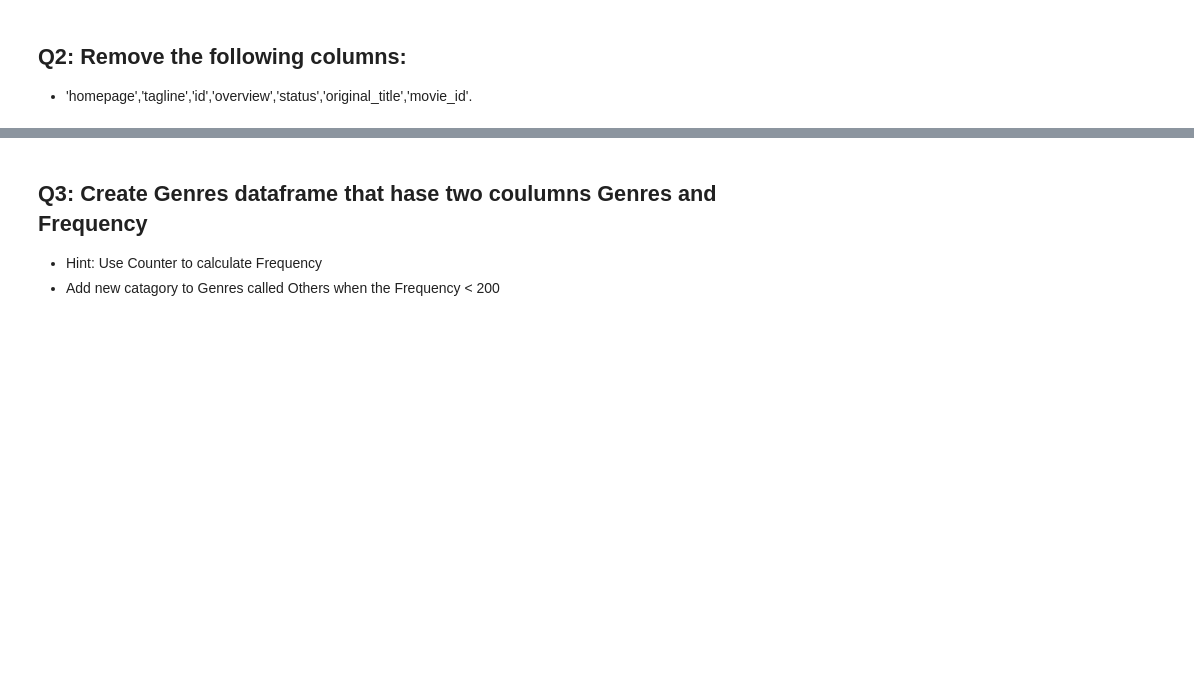
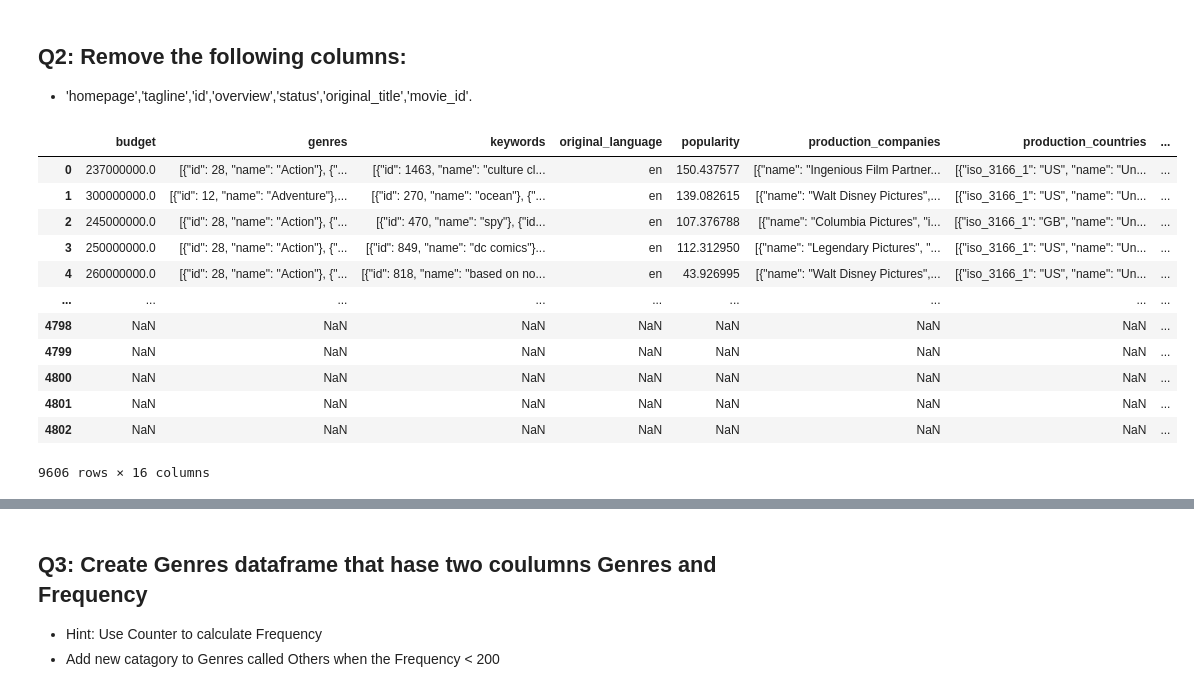
Before and after one commit to Tuwaiq-Data-Science-Bootcamp-V5/Plotly-Lab1, a Jupyter notebook: Plotly_Assignment.ipynb, the cells around one changed output, grey strips where cells are left out. Cells and saved outputs as stored; diff of their text form; code cells hidden in the pictures; blank space fills up the shorter version.

```diff
--- a/Plotly_Assignment.ipynb
+++ b/Plotly_Assignment.ipynb
@@ -77,6 +88,22 @@ memory usage: 150.2+ KB
 # %% [markdown]
 ## Q2: Remove the following columns:
 - 'homepage','tagline','id','overview','status','original_title','movie_id'.
+# %%
+combine.drop(columns=['homepage','tagline','id','overview','status','original_title','movie_id'])
+# %% [output]
+|  | budget | genres | keywords | original_language | popularity | production_companies | production_countries | ... |
+| 0 | 237000000.0 | [{"id": 28, "name": "Action"}, {"... | [{"id": 1463, "name": "culture cl... | en | 150.437577 | [{"name": "Ingenious Film Partner... | [{"iso_3166_1": "US", "name": "Un... | ... |
+| 1 | 300000000.0 | [{"id": 12, "name": "Adventure"},... | [{"id": 270, "name": "ocean"}, {"... | en | 139.082615 | [{"name": "Walt Disney Pictures",... | [{"iso_3166_1": "US", "name": "Un... | ... |
+| 2 | 245000000.0 | [{"id": 28, "name": "Action"}, {"... | [{"id": 470, "name": "spy"}, {"id... | en | 107.376788 | [{"name": "Columbia Pictures", "i... | [{"iso_3166_1": "GB", "name": "Un... | ... |
+| 3 | 250000000.0 | [{"id": 28, "name": "Action"}, {"... | [{"id": 849, "name": "dc comics"}... | en | 112.312950 | [{"name": "Legendary Pictures", "... | [{"iso_3166_1": "US", "name": "Un... | ... |
+| 4 | 260000000.0 | [{"id": 28, "name": "Action"}, {"... | [{"id": 818, "name": "based on no... | en | 43.926995 | [{"name": "Walt Disney Pictures",... | [{"iso_3166_1": "US", "name": "Un... | ... |
+| ... | ... | ... | ... | ... | ... | ... | ... | ... |
+| 4798 | NaN | NaN | NaN | NaN | NaN | NaN | NaN | ... |
+| 4799 | NaN | NaN | NaN | NaN | NaN | NaN | NaN | ... |
+| 4800 | NaN | NaN | NaN | NaN | NaN | NaN | NaN | ... |
+| 4801 | NaN | NaN | NaN | NaN | NaN | NaN | NaN | ... |
+| 4802 | NaN | NaN | NaN | NaN | NaN | NaN | NaN | ... |
+9606 rows × 16 columns
 # %%
 movies.head(3)
 # %% [output]
```
Also changed, not shown: parts of 9 cells of this notebook, 2 other files.
